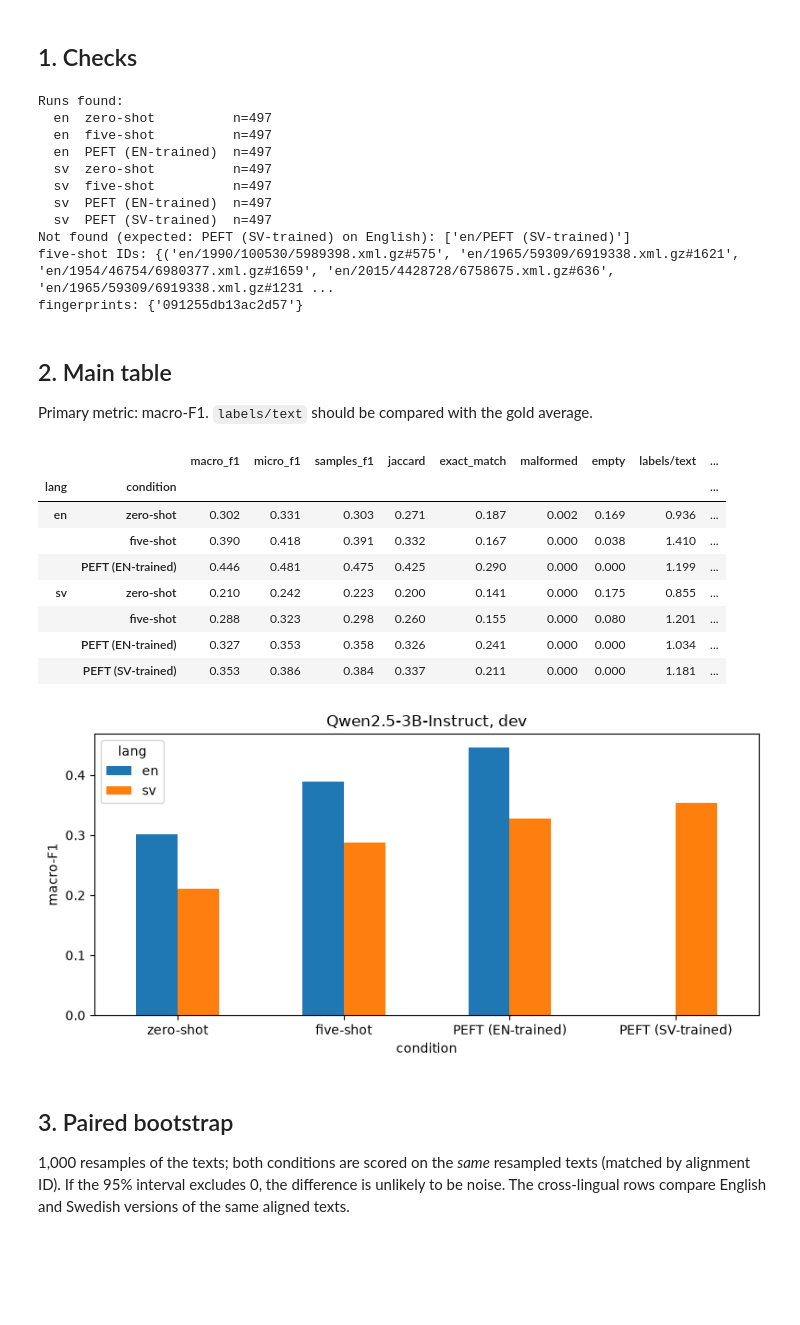
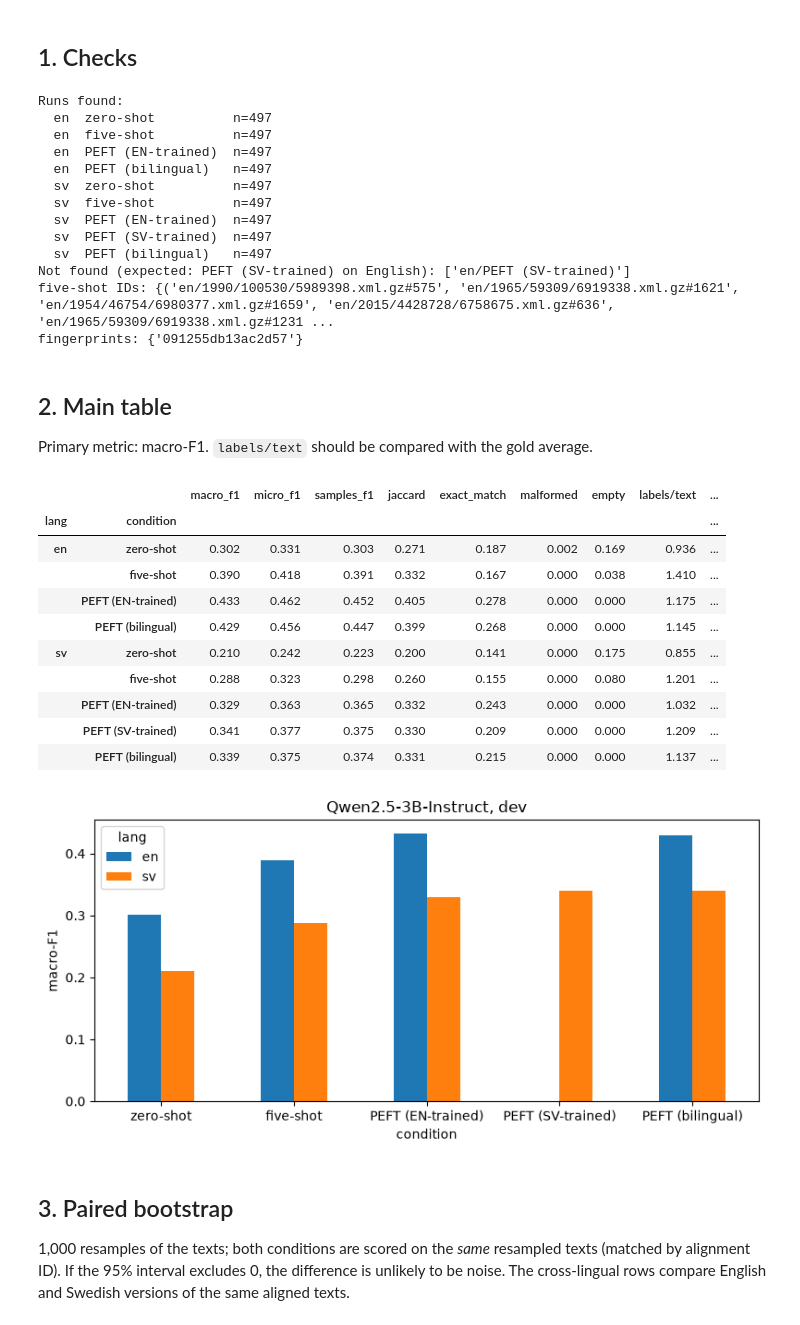
Before and after one commit to AlMaSm7/LLM_sentiment_classification, a Jupyter notebook: notebooks/peft_vs_prompting.ipynb, the cells around one changed output. Cells and saved outputs as stored; diff of their text form; code cells hidden in the pictures; blank space fills up the shorter version.

```diff
--- a/notebooks/peft_vs_prompting.ipynb
+++ b/notebooks/peft_vs_prompting.ipynb
@@ -37,6 +37,7 @@ CONDITIONS = {
     "five-shot": ("prompting", "five_shot", "default"),
     "PEFT (EN-trained)": ("peft", "peft-english", PEFT_EXPERIMENT),
     "PEFT (SV-trained)": ("peft", "peft-target", PEFT_EXPERIMENT),
+    "PEFT (bilingual)": ("peft", "peft-bilingual", PEFT_EXPERIMENT),
 }
 
 PRED = PROJECT_ROOT / "outputs" / "predictions"
@@ -47,11 +48,13 @@ LANGS = ["en", cfg.get("language", "sv")]
 # %% [markdown]
 ## 1. Checks
 # %%
-from llm_project.notebook_utils import load_preds, load_metrics
+from llm_project.notebook_utils import compare_predictions, load_preds, load_metrics
+
 
 def run_name(lang, cond):
     family, c, v = CONDITIONS[cond]
     return family, c, v
+
 
 def try_load_preds(lang, cond):
     family, c, v = run_name(lang, cond)
@@ -61,19 +64,23 @@ def try_load_preds(lang, cond):
         return None
     return load_preds(MODEL, lang, c, path_dir, variant=v).set_index(ID_KEY)
 
+
 def try_load_metrics(lang, cond):
     family, c, v = run_name(lang, cond)
     path_dir = METRICS / family / SPLIT
     path = path_dir / f"{MODEL}__{lang}__{c}__{v}.json"
     return load_metrics(MODEL, lang, c, path_dir, variant=v) if path.exists() else None
 
+
 available = {(l, c): try_load_preds(l, c) for l in LANGS for c in CONDITIONS}
 available = {k: v for k, v in available.items() if v is not None}
 print("Runs found:")
 for (l, c), df in available.items():
     print(f"  {l}  {c:18s} n={len(df)}")
-print("Not found (expected: PEFT (SV-trained) on English):",
-      [f"{l}/{c}" for l in LANGS for c in CONDITIONS if (l, c) not in available])
+print(
+    "Not found (expected: PEFT (SV-trained) on English):",
+    [f"{l}/{c}" for l in LANGS for c in CONDITIONS if (l, c) not in available],
+)
 
 for l in LANGS:
     ids = [set(df.index) for (ll, _), df in available.items() if ll == l]
@@ -83,16 +90,20 @@ fs = [try_load_metrics(l, "five-shot") for l in LANGS]
 fs = [m for m in fs if m]
 print("five-shot IDs:", {tuple(m["five_shot_ids"]) for m in fs})
 print("fingerprints:", {m.get("fingerprint") for m in fs})
-assert len({tuple(m["five_shot_ids"]) for m in fs}) == 1, "five-shot runs used different demonstration IDs"
+assert len({tuple(m["five_shot_ids"]) for m in fs}) == 1, (
+    "five-shot runs used different demonstration IDs"
+)
 # %% [output]
 Runs found:
   en  zero-shot          n=497
   en  five-shot          n=497
   en  PEFT (EN-trained)  n=497
+  en  PEFT (bilingual)   n=497
   sv  zero-shot          n=497
   sv  five-shot          n=497
   sv  PEFT (EN-trained)  n=497
   sv  PEFT (SV-trained)  n=497
+  sv  PEFT (bilingual)   n=497
 Not found (expected: PEFT (SV-trained) on English): ['en/PEFT (SV-trained)']
 five-shot IDs: {('en/1990/100530/5989398.xml.gz#575', 'en/1965/59309/6919338.xml.gz#1621', 'en/1954/46754/6980377.xml.gz#1659', 'en/2015/4428728/6758675.xml.gz#636', 'en/1965/59309/6919338.xml.gz#1231 ...
 fingerprints: {'091255db13ac2d57'}
@@ -101,30 +112,52 @@ fingerprints: {'091255db13ac2d57'}
 Primary metric: macro-F1. `labels/text` should be compared with the gold average.
 # %%
 rows = []
-for (l, c) in available:
-    m = load_metrics(l, c)
-    rows.append({"lang": l, "condition": c, "macro_f1": m["macro_f1"], "micro_f1": m["micro_f1"],
-                 "samples_f1": m["samples_f1"], "jaccard": m["jaccard"], "exact_match": m["exact_match"],
-                 "malformed": m["malformed_rate"], "empty": m["empty_prediction_rate"],
-                 "labels/text": m["pred_label_cardinality"], "gold labels/text": m["gold_label_cardinality"]})
+for l, c in available:
+    m = try_load_metrics(l, c)
+    rows.append(
+        {
+            "lang": l,
+            "condition": c,
+            "macro_f1": m["macro_f1"],
+            "micro_f1": m["micro_f1"],
+            "samples_f1": m["samples_f1"],
+            "jaccard": m["jaccard"],
+            "exact_match": m["exact_match"],
+            "malformed": m["malformed_rate"],
+            "empty": m["empty_prediction_rate"],
+            "labels/text": m["pred_label_cardinality"],
+            "gold labels/text": m["gold_label_cardinality"],
+        }
+    )
 main = pd.DataFrame(rows)
 order = {c: i for i, c in enumerate(CONDITIONS)}
-main = main.sort_values(["lang", "condition"], key=lambda s: s.map(order) if s.name == "condition" else s)
+main = main.sort_values(
+    ["lang", "condition"], key=lambda s: s.map(order) if s.name == "condition" else s
+)
 display(main.set_index(["lang", "condition"]))
 
-ax = main.pivot(index="condition", columns="lang", values="macro_f1").reindex(list(CONDITIONS)).plot.bar(rot=0, figsize=(8, 4))
-ax.set_ylabel("macro-F1"); ax.set_title(f"Qwen2.5-3B-Instruct, {SPLIT}"); plt.tight_layout(); plt.show()
+ax = (
+    main.pivot(index="condition", columns="lang", values="macro_f1")
+    .reindex(list(CONDITIONS))
+    .plot.bar(rot=0, figsize=(8, 4))
+)
+ax.set_ylabel("macro-F1")
+ax.set_title(f"Qwen2.5-3B-Instruct, {SPLIT}")
+plt.tight_layout()
+plt.show()
 # %% [output]
 |  |  | macro_f1 | micro_f1 | samples_f1 | jaccard | exact_match | malformed | empty | labels/text | ... |
 | lang | condition |  |  |  |  |  |  |  |  | ... |
 | en | zero-shot | 0.302 | 0.331 | 0.303 | 0.271 | 0.187 | 0.002 | 0.169 | 0.936 | ... |
 |  | five-shot | 0.390 | 0.418 | 0.391 | 0.332 | 0.167 | 0.000 | 0.038 | 1.410 | ... |
-|  | PEFT (EN-trained) | 0.446 | 0.481 | 0.475 | 0.425 | 0.290 | 0.000 | 0.000 | 1.199 | ... |
+|  | PEFT (EN-trained) | 0.433 | 0.462 | 0.452 | 0.405 | 0.278 | 0.000 | 0.000 | 1.175 | ... |
+|  | PEFT (bilingual) | 0.429 | 0.456 | 0.447 | 0.399 | 0.268 | 0.000 | 0.000 | 1.145 | ... |
 | sv | zero-shot | 0.210 | 0.242 | 0.223 | 0.200 | 0.141 | 0.000 | 0.175 | 0.855 | ... |
 |  | five-shot | 0.288 | 0.323 | 0.298 | 0.260 | 0.155 | 0.000 | 0.080 | 1.201 | ... |
-|  | PEFT (EN-trained) | 0.327 | 0.353 | 0.358 | 0.326 | 0.241 | 0.000 | 0.000 | 1.034 | ... |
-|  | PEFT (SV-trained) | 0.353 | 0.386 | 0.384 | 0.337 | 0.211 | 0.000 | 0.000 | 1.181 | ... |
+|  | PEFT (EN-trained) | 0.329 | 0.363 | 0.365 | 0.332 | 0.243 | 0.000 | 0.000 | 1.032 | ... |
+|  | PEFT (SV-trained) | 0.341 | 0.377 | 0.375 | 0.330 | 0.209 | 0.000 | 0.000 | 1.209 | ... |
+|  | PEFT (bilingual) | 0.339 | 0.375 | 0.374 | 0.331 | 0.215 | 0.000 | 0.000 | 1.137 | ... |
-[figure, old version]
+[figure, new version]
 # %% [markdown]
 ## 3. Paired bootstrap
 
```
Also changed, not shown: parts of 6 cells of this notebook, 1 other file.
